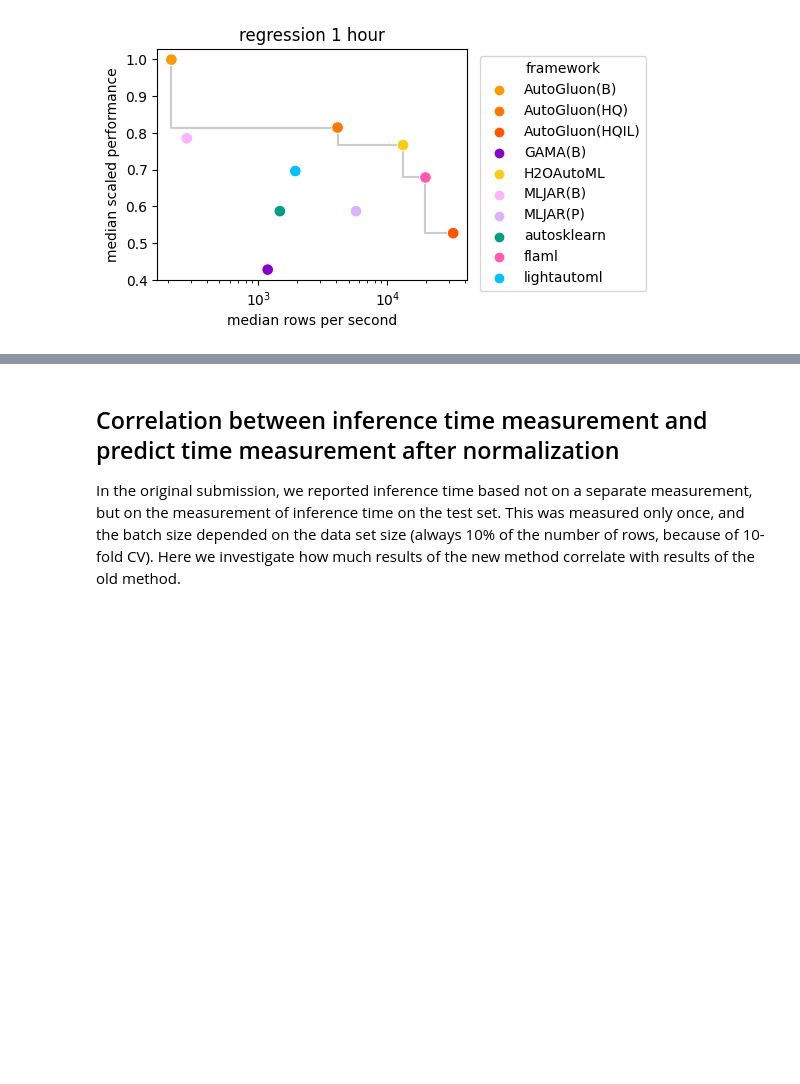
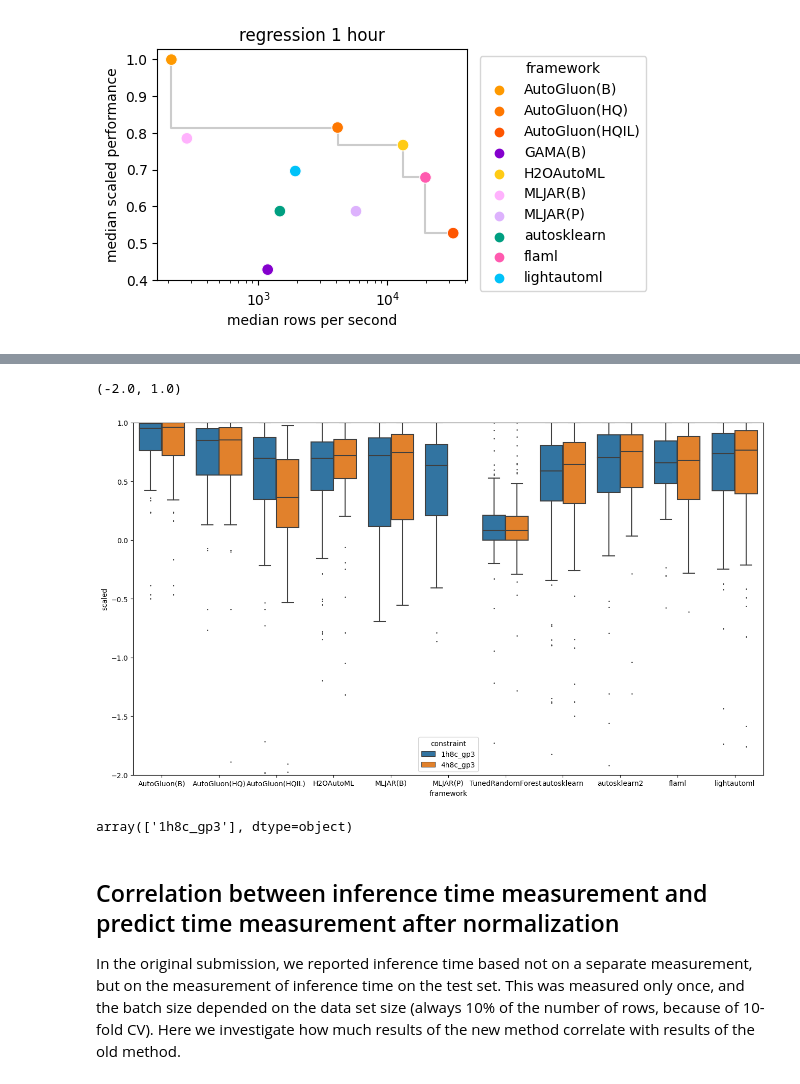
Before and after one commit to PGijsbers/amlb-results, a Jupyter notebook: notebooks/visualization.ipynb, the cells around one changed output, grey strips where cells are left out. Drawn from its saved outputs; the diff is of its cells as text; code cells hidden in the pictures; blank space fills up the shorter version.

```diff
--- a/notebooks/visualization.ipynb
+++ b/notebooks/visualization.ipynb
@@ -91,7 +91,7 @@ def box_plot(data, metric=None, ylog=False, title="", ylim=None, figsize=(16, 9)
         raise ValueError("`add_counts` must be 'outliers' or a dictionary mapping each framework to a number.")
 
     color_map = color_map or FRAMEWORK_TO_COLOR
-    color_map = {k: v for k, v in color_map.items() if k in data["framework"].unique() or k=="autosklearn2"}
+    color_map = {k: v for k, v in color_map.items() if k in data["framework"].unique() or k in ["autosklearn2", "AutoGluon(HQIL)"]}
 
     metric = metric or data.metric.unique()[0]
     if metric.startswith("neg_"):
@@ -260,0 +266,14 @@ for metric in results["metric"].unique():
+# %%
+mean_results = results[["framework", "task", "constraint", "metric", "result", "imputed", "infer_batch_size_file_10000"]].groupby(["framework", "task", "constraint", "metric"], as_index=False).agg(
+    {"result": "mean", "infer_batch_size_file_10000": "mean", "imputed": "sum"}
+)
+lookup = mean_results.set_index(["framework", "task", "constraint"])
+for index, row in mean_results.iterrows():
+    lower = lookup.loc[("RandomForest", row["task"], "1h8c_gp3"), "result"]
+    upper = lookup.loc[(slice(None), row["task"], slice(None)), "result"].max()
+    if lower == upper:
+        mean_results.loc[index, "scaled"] = float("nan")
+    else:
+        mean_results.loc[index, "scaled"] = (row["result"] - lower) / (upper - lower)
+
+mean_results.to_csv(DATA_DIRECTORY / f"processed-mean.csv", index=False)
@@ -261,3 +296,23 @@ for metric in results["metric"].unique():
+# %%
+fig, ax = plt.subplots(1, 1, figsize=(16,9))
+mean_results = mean_results[~mean_results.framework.str.lower().isin(["tpot", "gama(b)", "constantpredictor", "randomforest"])]
+seaborn.boxplot(
+    data=mean_results,
+    x="framework",
+    y="scaled",
+    hue="constraint" if mean_results.constraint.nunique() > 1 else None,
+    palette=color_map if mean_results.constraint.nunique() == 1 else None,
+    ax=ax,
+    fliersize=1,
+)
+ax.set_ylim([-2, 1])
+# %% [output]
+(-2.0, 1.0)
+[figure, added]
+# %%
+results[(results.framework == "AutoGluon(HQIL)") & (~results["info"].isna())].constraint.unique()
+# %% [output]
+array(['1h8c_gp3'], dtype=object)
 # %% [markdown]
 ## Correlation between inference time measurement and predict time measurement after normalization
 In the original submission, we reported inference time based not on a separate measurement, but on the measurement of inference time on the test set.
```
Also changed, not shown: parts of 4 cells of this notebook, 3 other files.
